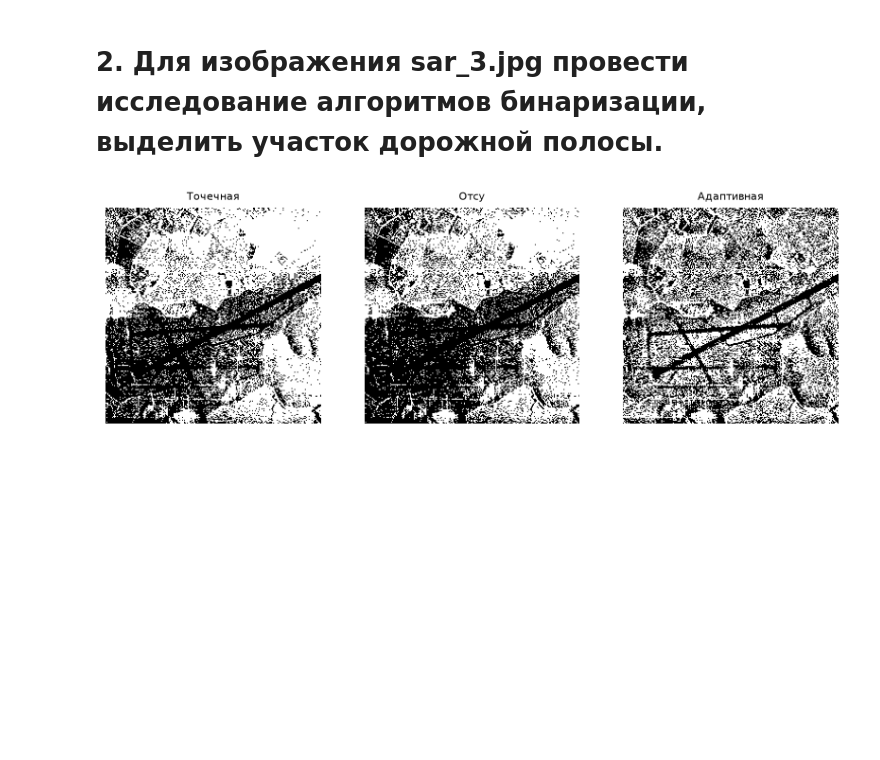
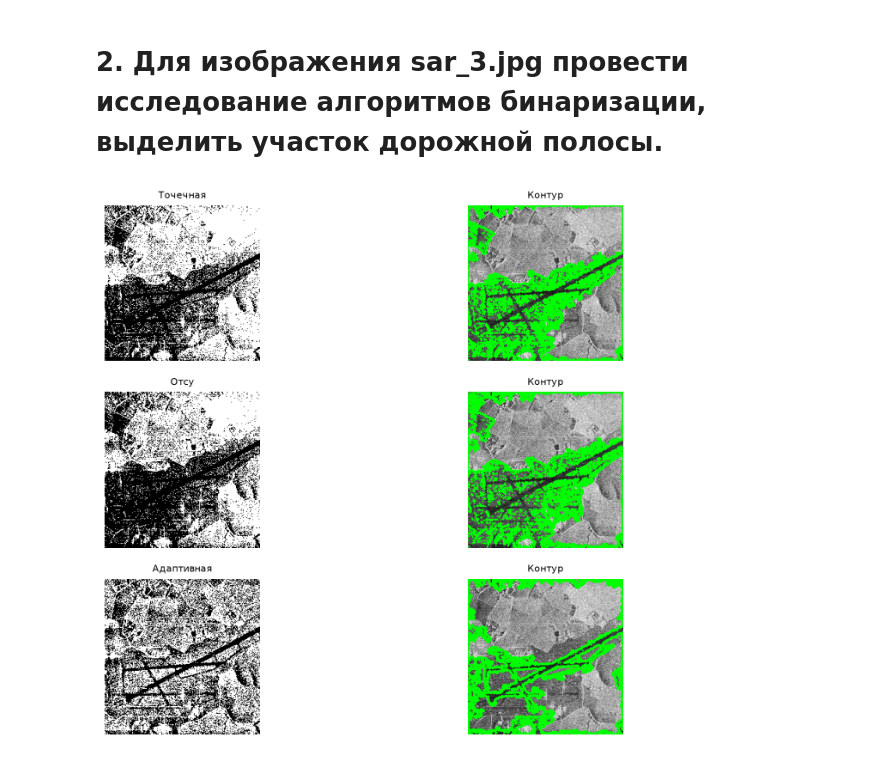
Before and after one commit to minusminusS/ImageProcessing, a Jupyter notebook: Lab3/lab3.ipynb, the cells around one changed output. Saved outputs shown, nothing was run; the diff lists cells and outputs as text; code cells hidden in the pictures; blank space fills up the shorter version.

```diff
--- a/Lab3/lab3.ipynb
+++ b/Lab3/lab3.ipynb
@@ -88,43 +88,69 @@ save_fig("LongestLine.png")
 _, th_simple = cv2.threshold(image_gray, 120, 255, cv2.THRESH_BINARY)
 
 # Отсу
-_, th_otsu = cv2.threshold(image_gray, 0, 255, cv2.THRESH_BINARY + cv2.THRESH_OTSU)
+_, th_otsu = cv2.threshold(image_gray, 0, 255,
+                           cv2.THRESH_BINARY + cv2.THRESH_OTSU)
 
 # Адаптивная бинаризация
 th_adapt = cv2.adaptiveThreshold(
     image_gray,
     255,
     cv2.ADAPTIVE_THRESH_MEAN_C,
     cv2.THRESH_BINARY,
     35,
     5
 )
 
-plt.figure(figsize=(10, 4))
+plt.figure(figsize=(10, 8))
 
-plt.subplot(1, 3, 1)
+# Точечная
+plt.subplot(3, 2, 1)
 plt.title("Точечная", fontsize=8)
 plt.imshow(th_simple, cmap='gray')
-plt.xticks([])
-plt.yticks([])
 plt.axis('off')
 
-plt.subplot(1, 3, 2)
+contours, _ = cv2.findContours(th_simple, cv2.RETR_EXTERNAL, cv2.CHAIN_APPROX_SIMPLE)
+simple_contours = image.copy()
+cv2.drawContours(simple_contours, contours, -1, (0, 255, 0), 2)
+
+plt.subplot(3, 2, 2)
+plt.title("Контур", fontsize=8)
+plt.imshow(cv2.cvtColor(simple_contours, cv2.COLOR_BGR2RGB))
+plt.axis('off')
+
+
+# Отсу
+plt.subplot(3, 2, 3)
 plt.title("Отсу", fontsize=8)
 plt.imshow(th_otsu, cmap='gray')
-plt.xticks([])
-plt.yticks([])
 plt.axis('off')
 
-plt.subplot(1, 3, 3)
+contours, _ = cv2.findContours(th_otsu, cv2.RETR_EXTERNAL, cv2.CHAIN_APPROX_SIMPLE)
+otsu_contours = image.copy()
+cv2.drawContours(otsu_contours, contours, -1, (0, 255, 0), 2)
+
+plt.subplot(3, 2, 4)
+plt.title("Контур", fontsize=8)
+plt.imshow(cv2.cvtColor(otsu_contours, cv2.COLOR_BGR2RGB))
+plt.axis('off')
+
+
+# Адаптивная
+plt.subplot(3, 2, 5)
 plt.title("Адаптивная", fontsize=8)
 plt.imshow(th_adapt, cmap='gray')
-plt.xticks([])
-plt.yticks([])
+plt.axis('off')
+
+contours, _ = cv2.findContours(th_adapt, cv2.RETR_EXTERNAL, cv2.CHAIN_APPROX_SIMPLE)
+adapt_contours = image.copy()
+cv2.drawContours(adapt_contours, contours, -1, (0, 255, 0), 2)
+
+plt.subplot(3, 2, 6)
+plt.title("Контур", fontsize=8)
+plt.imshow(cv2.cvtColor(adapt_contours, cv2.COLOR_BGR2RGB))
 plt.axis('off')
 
 save_fig("Binarization.png")
-
 plt.show()
 # %% [output]
-[figure, old version]
+[figure, new version]
```
Also changed, not shown: 1 other file.
